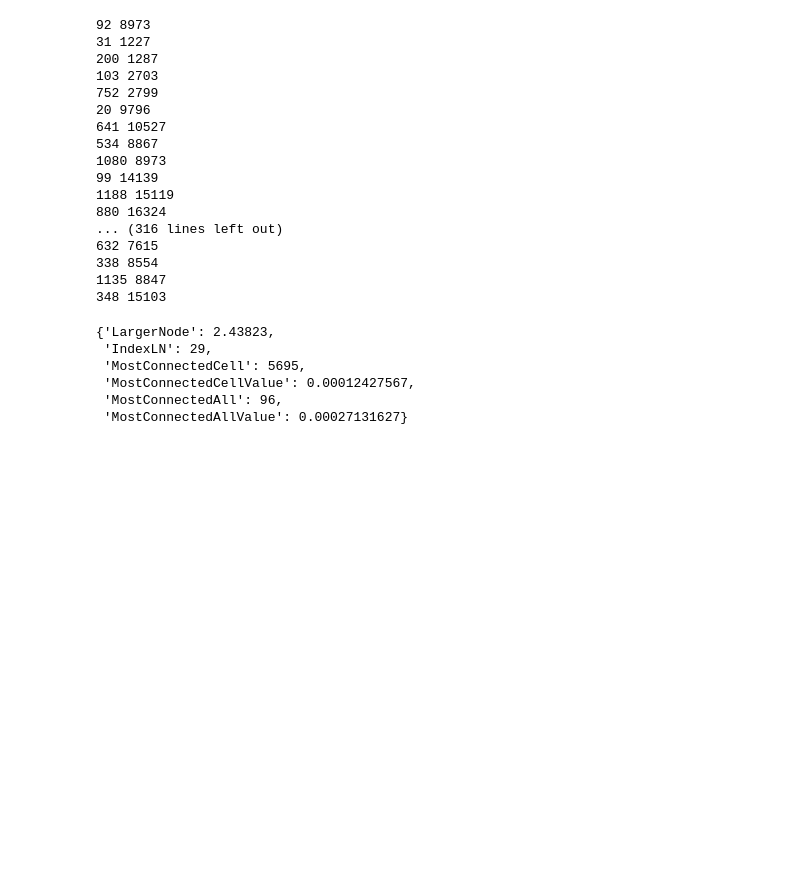
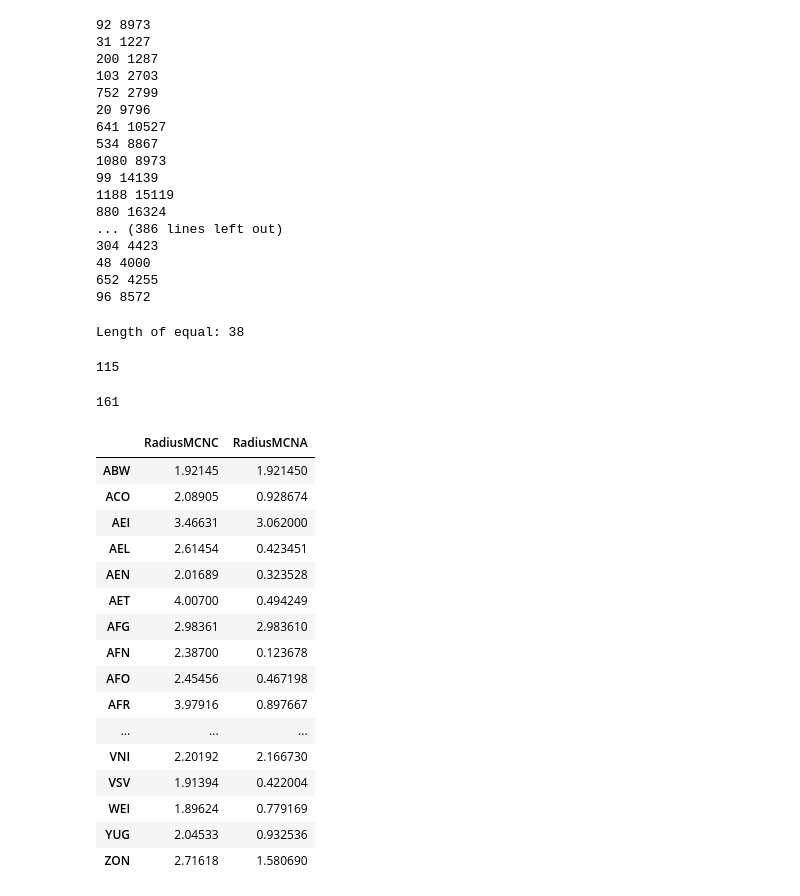
Before and after one commit to Lucaojj/GraphMaterials, a Jupyter notebook: JupyterNotebooks/WB.ipynb, the cells around one changed output. Cells and saved outputs as stored; diff of their text form; code cells hidden in the pictures; blank space fills up the shorter version.

```diff
--- a/JupyterNotebooks/WB.ipynb
+++ b/JupyterNotebooks/WB.ipynb
@@ -508,7 +508,7 @@ for cif_name in os.listdir('.\\CifFiles\\'):
 
     most_connected_node_cell = max_pr[0]-pos_order['000']*key_plus
     most_connected_node_cell_value = max_pr[1]
-    print(most_connected_node_cell, max_pr[0])
+#     print(most_connected_node_cell, max_pr[0])
     mat_dic[letter_name] = {'LargerNode':larger_node, 'IndexLN':name_larger_node,
                      'MostConnectedNodeCell':most_connected_node_cell,
                             'RadiusMCNC':final.nodes[most_connected_node_cell]['rad_max_sph'],
@@ -528,24 +528,45 @@ for cif_name in os.listdir('.\\CifFiles\\'):
 99 14139
 1188 15119
 880 16324
-... (316 lines left out)
-632 7615
-338 8554
-1135 8847
-348 15103
+... (386 lines left out)
+304 4423
+48 4000
+652 4255
+96 8572
 # %%
 
 mat_df = pd.DataFrame(mat_dic).transpose()
+pd.set_option('display.max_rows', 202)
 # %%
 equal = mat_df.loc[mat_df['RadiusMCNC'] == mat_df['RadiusMCNA']]
 print('Length of equal: {}'.format(len(equal)))
-equal
+# %% [output]
+Length of equal: 38
-# %%
-mat_dic['DAC.cif']
-# %% [output]
-{'LargerNode': 2.43823,
- 'IndexLN': 29,
- 'MostConnectedCell': 5695,
- 'MostConnectedCellValue': 0.00012427567,
- 'MostConnectedAll': 96,
- 'MostConnectedAllValue': 0.00027131627}
+# %%
+limit_LN = mat_df.loc[mat_df['RadiusMCNC'] == mat_df['LargerNode']]
+print(len(limit_LN))
+# %% [output]
+115
+# %%
+limit_LN = mat_df.loc[mat_df['RadiusMCNC'].between(mat_df['LargerNode']-0.1, mat_df['LargerNode'])]
+print(len(limit_LN))
+mat_df.loc[mat_df['RadiusMCNC'].between(mat_df['LargerNode']-0.1, mat_df['LargerNode']), ['RadiusMCNC', 'RadiusMCNA']]
+# %% [output]
+161
+|  | RadiusMCNC | RadiusMCNA |
+| ABW | 1.92145 | 1.921450 |
+| ACO | 2.08905 | 0.928674 |
+| AEI | 3.46631 | 3.062000 |
+| AEL | 2.61454 | 0.423451 |
+| AEN | 2.01689 | 0.323528 |
+| AET | 4.00700 | 0.494249 |
+| AFG | 2.98361 | 2.983610 |
+| AFN | 2.38700 | 0.123678 |
+| AFO | 2.45456 | 0.467198 |
+| AFR | 3.97916 | 0.897667 |
+| ... | ... | ... |
+| VNI | 2.20192 | 2.166730 |
+| VSV | 1.91394 | 0.422004 |
+| WEI | 1.89624 | 0.779169 |
+| YUG | 2.04533 | 0.932536 |
+| ZON | 2.71618 | 1.580690 |
```
Also changed, not shown: parts of 2 cells of this notebook.
